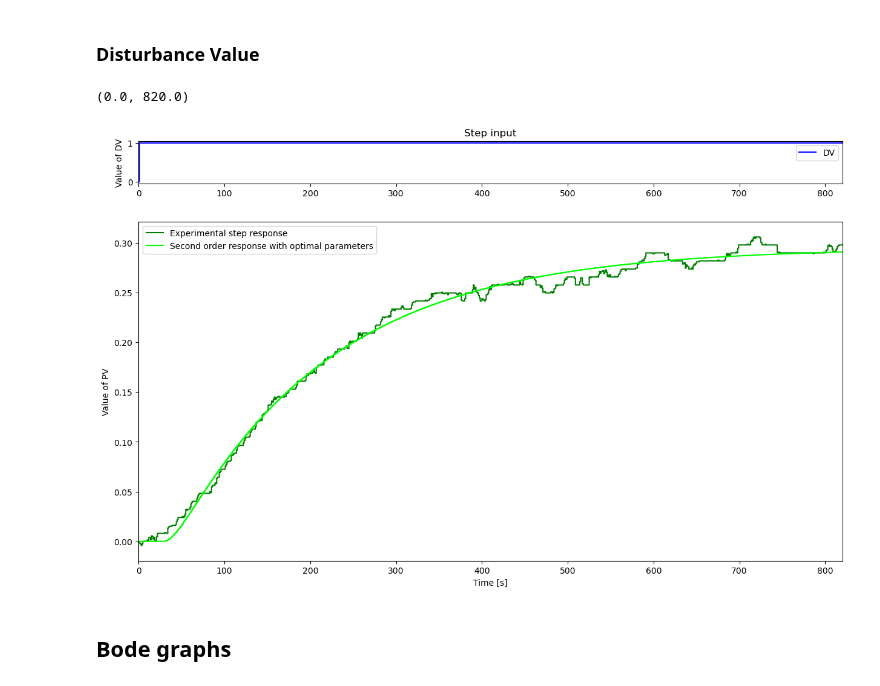
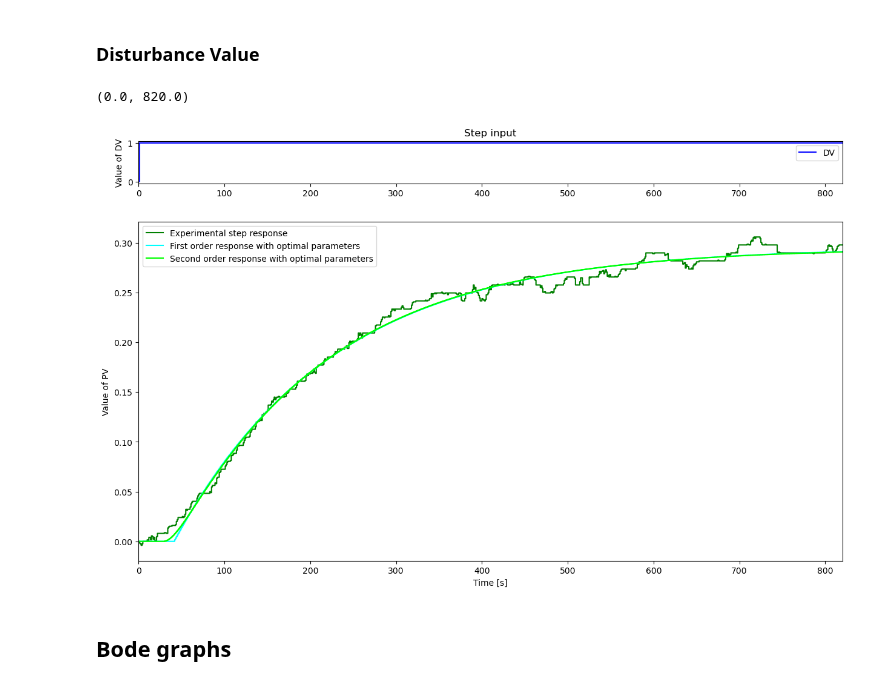
Before and after one commit to sstav0/Lab_Control_Theory, a Jupyter notebook: Simulation_OLP.ipynb, the cells around one changed output. Drawn from its saved outputs; the diff is of its cells as text; code cells hidden in the pictures.

```diff
--- a/Simulation_OLP.ipynb
+++ b/Simulation_OLP.ipynb
@@ -68,18 +73,18 @@ PV_O = FOPDT(MVm, Kp_O, T_O, theta_O, Ts)
 # %% [markdown]
 ### DV
 # %%
-Kp_ODV = 0.2956813918550742
-T_ODV = 184.8798163491467
-theta_ODV = 40.1363006210116
+Kp_ODV_FOPDT = 0.2956813918550742
+T_ODV_FOPDT = 184.8798163491467
+theta_ODV_FOPDT = 40.1363006210116
 
-Kp_ODV = 0.2951290424136788
-T1_ODV = 182.2549613489765
-T2_ODV = 13.184430234847984
-theta_ODV = 28.999891911961512
+Kp_ODV_SOPDT = 0.2951290424136788
+T1_ODV_SOPDT = 182.2549613489765
+T2_ODV_SOPDT = 13.184430234847984
+theta_ODV_SOPDT = 28.999891911961512
 
 #Process values
-PV_ODV = SOPDT(DVm, Kp_ODV, T1_ODV, T2_ODV, theta_ODV, Ts)
-#PV_ODV = FOPDT(DVm, Kp_ODV, T_ODV, theta_ODV, Ts)
+PV_ODV_FOPDT = FOPDT(DVm, Kp_ODV_FOPDT, T_ODV_FOPDT, theta_ODV_FOPDT, Ts)
+PV_ODV_SOPDT = SOPDT(DVm, Kp_ODV_SOPDT, T1_ODV_SOPDT, T2_ODV_SOPDT, theta_ODV_SOPDT, Ts)
 # %% [markdown]
 ## **Graphic's Parameters - MV**
 # %%
@@ -188,21 +194,22 @@ axs[1].set_xlim([0, np.max(tm)])
 # %%
 fig, axs = plt.subplots(2, 1, figsize=(15, 9), gridspec_kw={'height_ratios': [1, 8]})
 
 axs[0].step(tm_DV, DVm, 'b-', label='DV', where='post')
 axs[0].set_ylabel('Value of DV')
 axs[0].set_title('Step input')
 axs[0].legend(loc='best')
 axs[0].set_xlim([0, np.max(tm_DV)])
 
 axs[1].step(tm_DV, PVm_DV, 'g-', label='Experimental step response', where='post')
-axs[1].step(tm_DV, PV_ODV, 'lime', label='Second order response with optimal parameters', where='post')
+axs[1].step(tm_DV, PV_ODV_FOPDT, 'cyan', label='First order response with optimal parameters', where='post')
+axs[1].step(tm_DV, PV_ODV_SOPDT, 'lime', label='Second order response with optimal parameters', where='post')
 axs[1].set_ylabel('Value of PV')
 axs[1].set_xlabel('Time [s]')
 axs[1].legend(loc='best')
 axs[1].set_xlim([0, np.max(tm_DV)])
 # %% [output]
 (0.0, 820.0)
-[figure, old version]
+[figure, new version]
 # %% [markdown]
 ## **Bode graphs**
 # %% [markdown]
```
Also changed, not shown: parts of 4 cells of this notebook, 1 other file.
